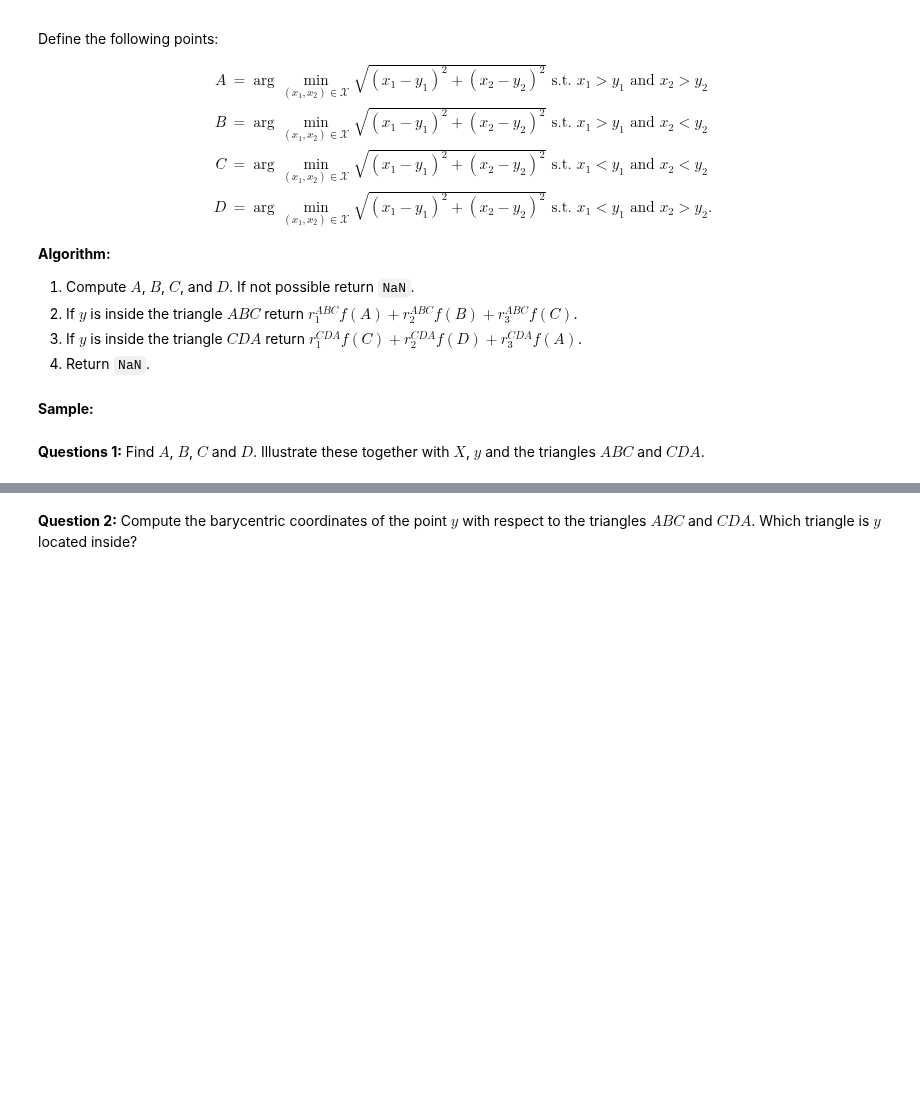
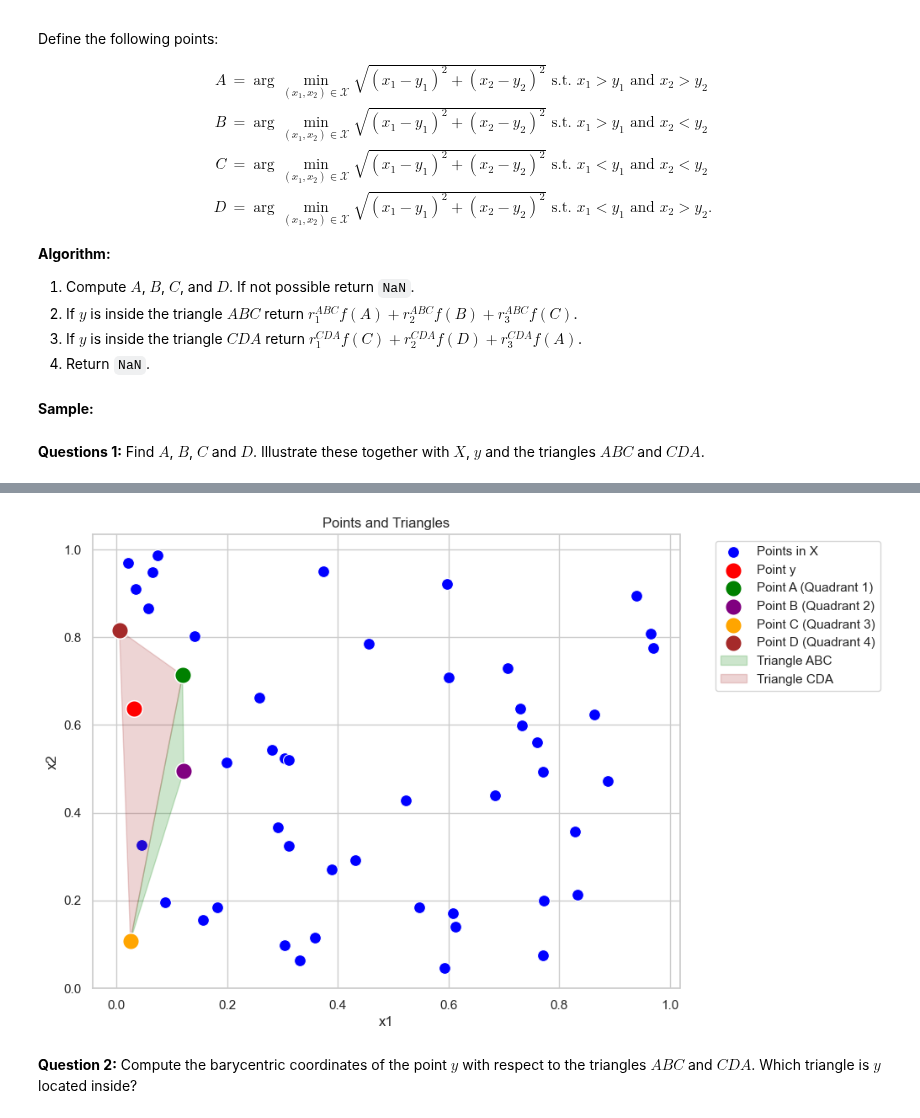
Before and after one commit to NumEconCopenhagen/projects-2024-mikkel-julius-jacob, a Jupyter notebook: exam_2024.ipynb, the cells around one changed output, grey strips where cells are left out. Saved outputs shown, nothing was run; the diff lists cells and outputs as text; code cells hidden in the pictures; blank space fills up the shorter version.

```diff
--- a/exam_2024.ipynb
+++ b/exam_2024.ipynb
@@ -742,2 +703,79 @@ plt.show()
+# %%
+import numpy as np
+import matplotlib.pyplot as plt
+import seaborn as sns
+
+# Set a random seed for reproducibility
+np.random.seed(42)
+
+# Generate random points in the unit square
+X = np.random.uniform(0, 1, (50, 2))
+
+# Define the point y
+y = np.random.uniform(0, 1, (2,))
+
+# Function to find the closest point in each quadrant
+def find_closest_points(X, y):
+    # Initialize the points A, B, C, D with None
+    A, B, C, D = None, None, None, None
+    min_distances = [np.inf, np.inf, np.inf, np.inf]
+
+    for point in X:
+        x1, x2 = point
+        y1, y2 = y
+        distance = np.linalg.norm(point - y)
+
+        if x1 > y1 and x2 > y2:  # Quadrant 1
+            if distance < min_distances[0]:
+                A = point
+                min_distances[0] = distance
+        elif x1 > y1 and x2 < y2:  # Quadrant 2
+            if distance < min_distances[1]:
+                B = point
+                min_distances[1] = distance
+        elif x1 < y1 and x2 < y2:  # Quadrant 3
+            if distance < min_distances[2]:
+                C = point
+                min_distances[2] = distance
+        elif x1 < y1 and x2 > y2:  # Quadrant 4
+            if distance < min_distances[3]:
+                D = point
+                min_distances[3] = distance
+
+    return A, B, C, D
+
+# Find the closest points
+A, B, C, D = find_closest_points(X, y)
+
+# Set seaborn style
+sns.set(style="whitegrid")
+
+# Plot the points
+plt.figure(figsize=(9, 7))
+
+# Plot points in X
+sns.scatterplot(x=X[:, 0], y=X[:, 1], color='blue', label='Points in X', s=100)
+
+# Plot the point y and points A, B, C, D
+sns.scatterplot(x=[y[0]], y=[y[1]], color='red', label='Point y', s=200, zorder=5)
+sns.scatterplot(x=[A[0]], y=[A[1]], color='green', label='Point A (Quadrant 1)', s=200, zorder=5)
+sns.scatterplot(x=[B[0]], y=[B[1]], color='purple', label='Point B (Quadrant 2)', s=200, zorder=5)
+sns.scatterplot(x=[C[0]], y=[C[1]], color='orange', label='Point C (Quadrant 3)', s=200, zorder=5)
+sns.scatterplot(x=[D[0]], y=[D[1]], color='brown', label='Point D (Quadrant 4)', s=200, zorder=5)
+
+# Draw the triangles
+triangle_ABC = plt.Polygon([A, B, C], color='green', alpha=0.2, label='Triangle ABC')
+triangle_CDA = plt.Polygon([C, D, A], color='brown', alpha=0.2, label='Triangle CDA')
+plt.gca().add_patch(triangle_ABC)
+plt.gca().add_patch(triangle_CDA)
+
+plt.xlabel('x1')
+plt.ylabel('x2')
+plt.title('Points and Triangles')
+plt.legend(bbox_to_anchor=(1.05, 1), loc='upper left')
+plt.grid(True)
+plt.show()
+# %% [output]
+[figure, added]
 # %% [markdown]
 **Question 2:** Compute the barycentric coordinates of the point $y$ with respect to the triangles $ABC$ and $CDA$. Which triangle is $y$ located inside?
```
Also changed, not shown: parts of 9 cells of this notebook, 1 other file.
